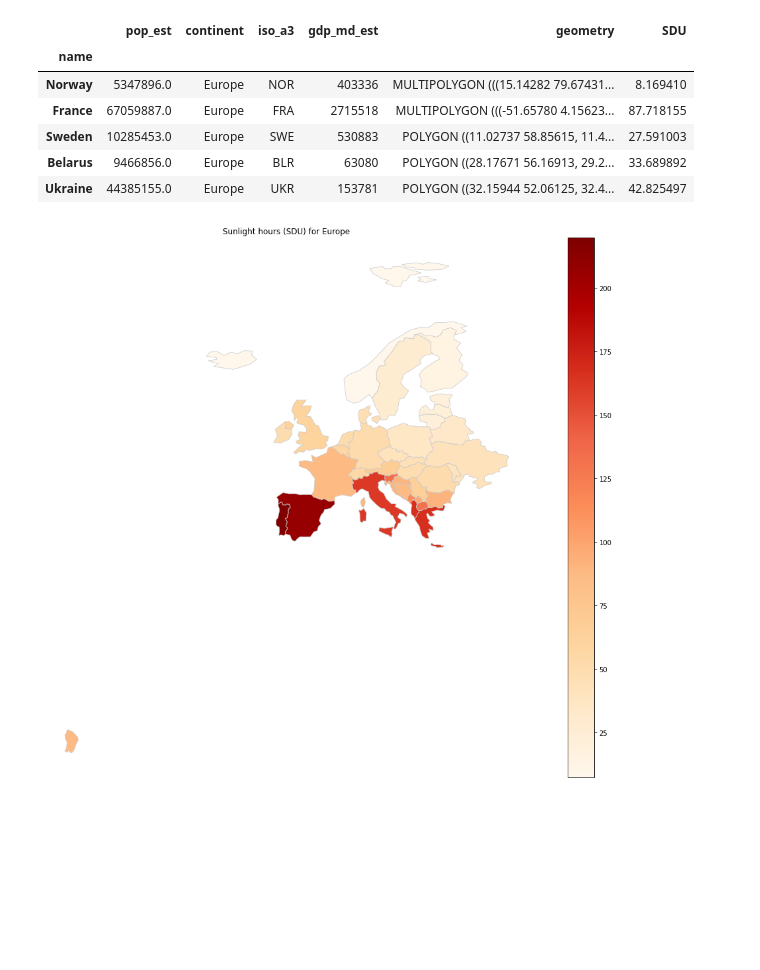
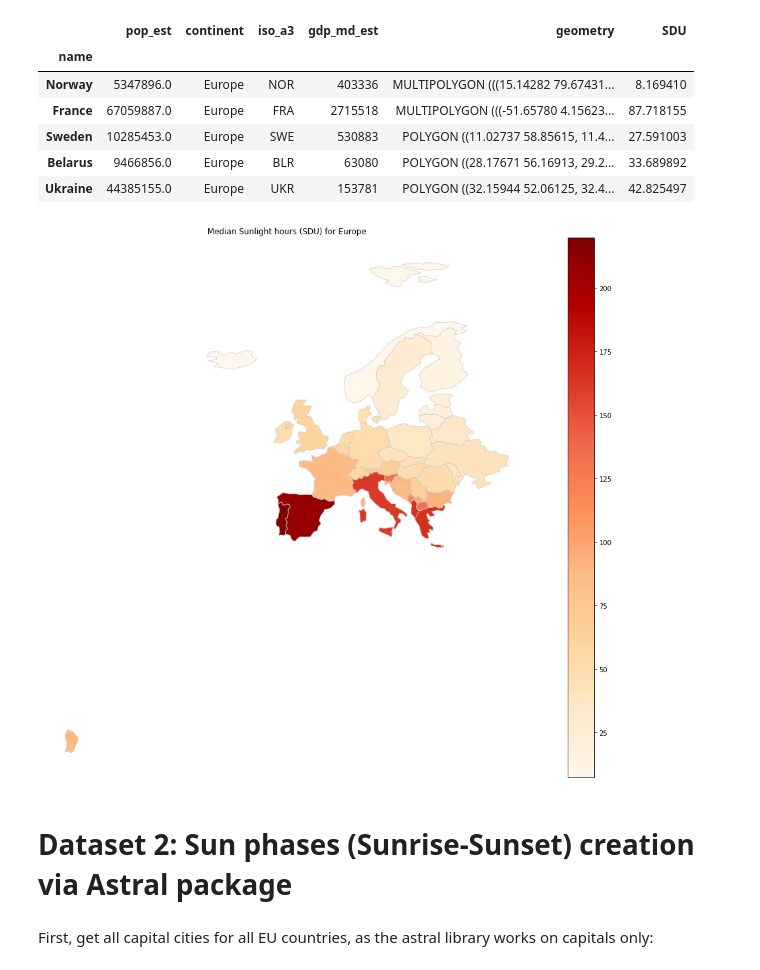
Before and after one commit to pvonderlind/CircadianRythmEU, a Jupyter notebook: circadian_rythm.ipynb, the cells around one changed output. Drawn from its saved outputs; the diff is of its cells as text; code cells hidden in the pictures; blank space fills up the shorter version.

```diff
--- a/circadian_rythm.ipynb
+++ b/circadian_rythm.ipynb
@@ -96,7 +104,9 @@ merged.head()
 # %%
 fig, ax = plt.subplots(1, figsize=(20, 15))
 merged.plot(column='SDU', cmap='OrRd', linewidth=0.8, ax=ax, edgecolor='0.8', legend=True)
 ax.axis('off')
-plt.title("Sunlight hours (SDU) for Europe");
+plt.title("Median Sunlight hours (SDU) for Europe");
 # %% [output]
-[figure, old version]
+[figure, new version]
+# %% [markdown]
+# Dataset 2: Sun phases (Sunrise-Sunset) creation via Astral package
@@ -102,0 +118,2 @@ plt.title("Sunlight hours (SDU) for Europe");
+# %% [markdown]
+First, get all capital cities for all EU countries, as the astral library works on capitals only:
```
Also changed, not shown: parts of 15 cells of this notebook.
